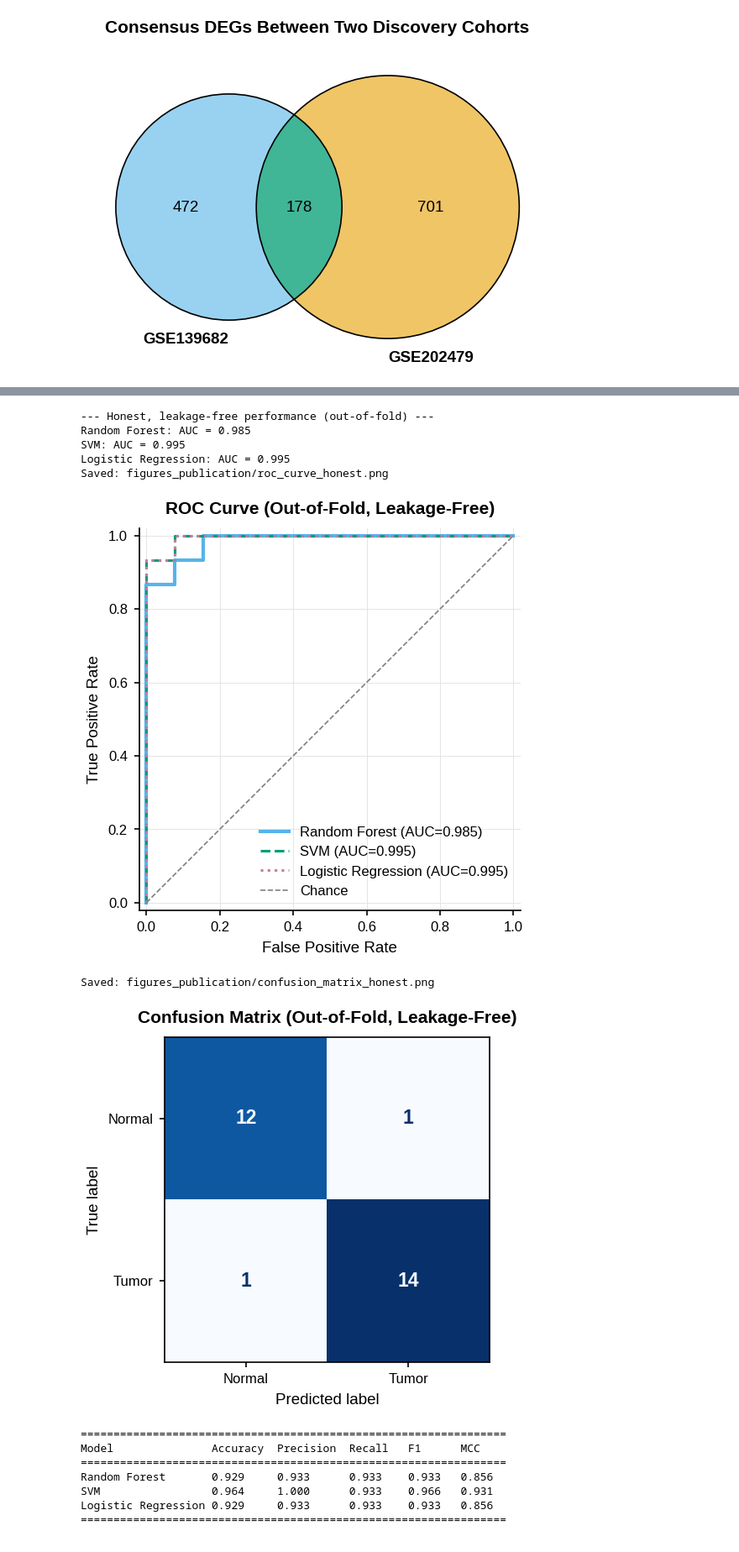
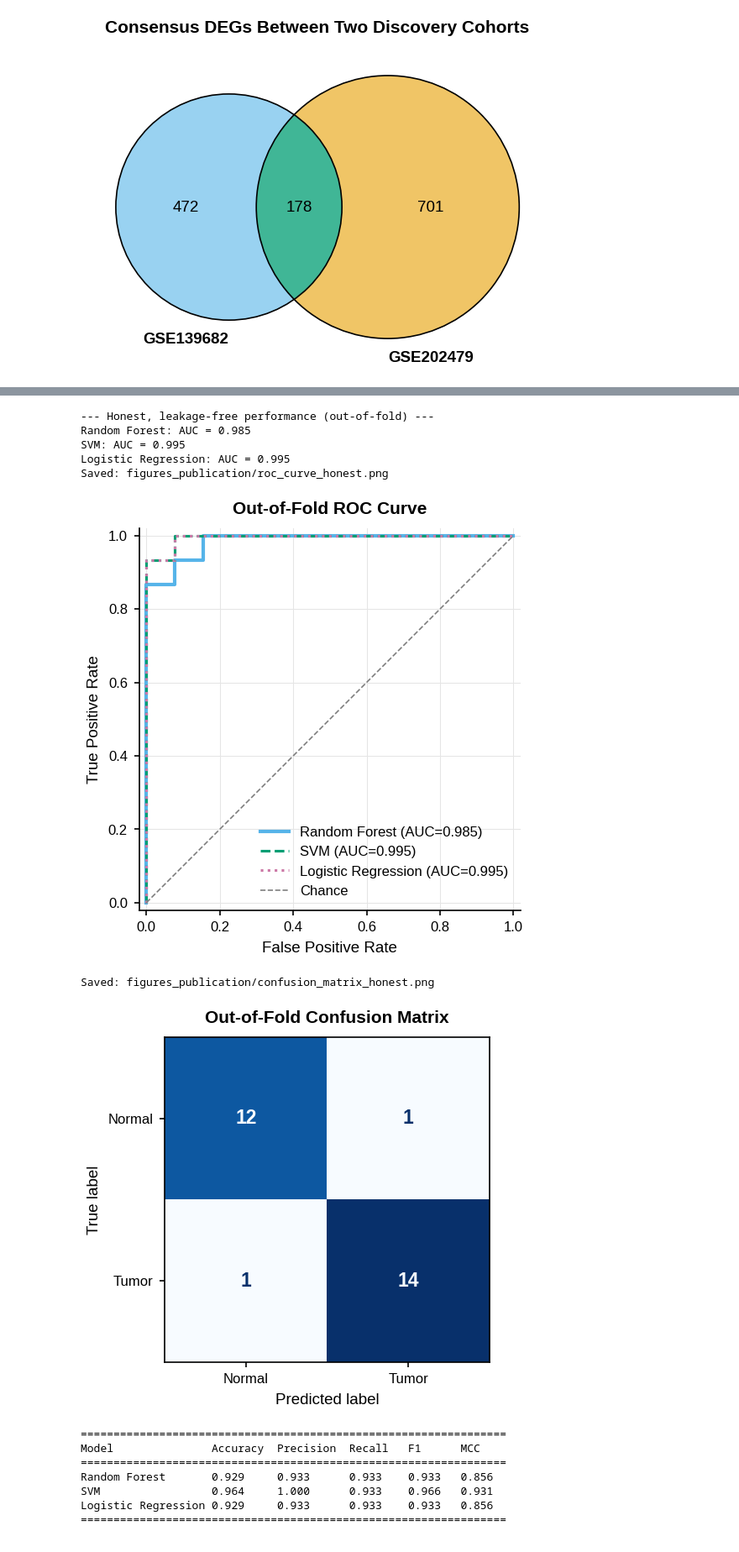
Before and after one commit to DhimanTarafdar/gallbladder_cancer_research, a Jupyter notebook: Gallbladder_Cancer_Biomarker_Pipeline.ipynb, the cells around one changed output, grey strips where cells are left out. Shown at 84% size. Cells and saved outputs as stored; diff of their text form; code cells hidden in the pictures.

```diff
--- a/Gallbladder_Cancer_Biomarker_Pipeline.ipynb
+++ b/Gallbladder_Cancer_Biomarker_Pipeline.ipynb
@@ -1099,6 +1112,6 @@ Saved: figures_publication/model_comparison_honest.png
 # %%
 # ============================================================
-# CORRECTED: honest Model Comparison + ROC + Confusion Matrix
+# CORRECTED: Model Comparison + ROC + Confusion Matrix
 # using the ORIGINAL leakage-free nested-CV loop
 # (feature selection happens fresh inside each fold, exactly like Stage 4)
 # ============================================================
@@ -1160,40 +1173,40 @@ ax.plot([0, 1], [0, 1], linestyle='--', color=COL["grey"], linewidth=0.8, label=
 
 ax.set_xlabel('False Positive Rate')
 ax.set_ylabel('True Positive Rate')
-ax.set_title('ROC Curve (Out-of-Fold, Leakage-Free)', fontsize=10, fontweight='bold', pad=8)
+ax.set_title('Out-of-Fold ROC Curve', fontsize=10, fontweight='bold', pad=8)
 ax.set_xlim(-0.02, 1.02)
 ax.set_ylim(-0.02, 1.02)
 ax.set_aspect('equal')
 ax.legend(loc='lower right')
 
 save_fig(fig, 'roc_curve_honest')
 plt.show()
 
 # ---- Confusion matrix (honest version, Random Forest as primary model) ----
 cm = confusion_matrix(oof_true, oof_pred['Random Forest'])
 fig, ax = plt.subplots(figsize=(W_SINGLE * 1.2, 85 * MM))
 disp = ConfusionMatrixDisplay(cm, display_labels=['Normal', 'Tumor'])
 disp.plot(ax=ax, cmap='Blues', colorbar=False, values_format='d')
 for t in disp.text_.ravel():
     t.set_fontsize(11)
     t.set_fontweight('bold')
 ax.grid(False)
 ax.spines[['top', 'right']].set_visible(True)
 ax.set_xlabel('Predicted label')
 ax.set_ylabel('True label')
-ax.set_title('Confusion Matrix (Out-of-Fold, Leakage-Free)', fontsize=10, fontweight='bold', pad=8)
+ax.set_title('Out-of-Fold Confusion Matrix', fontsize=10, fontweight='bold', pad=8)
 
 save_fig(fig, 'confusion_matrix_honest')
 plt.show()
 # %% [output]
 --- Honest, leakage-free performance (out-of-fold) ---
 Random Forest: AUC = 0.985
 SVM: AUC = 0.995
 Logistic Regression: AUC = 0.995
 Saved: figures_publication/roc_curve_honest.png
-[figure, old version]
+[figure, new version]
 Saved: figures_publication/confusion_matrix_honest.png
-[figure, old version]
+[figure, new version]
 # %%
 # ============================================================
 # Additional statistical evidence: Accuracy, Precision, Recall,
```
Also changed, not shown: parts of 11 cells of this notebook.
